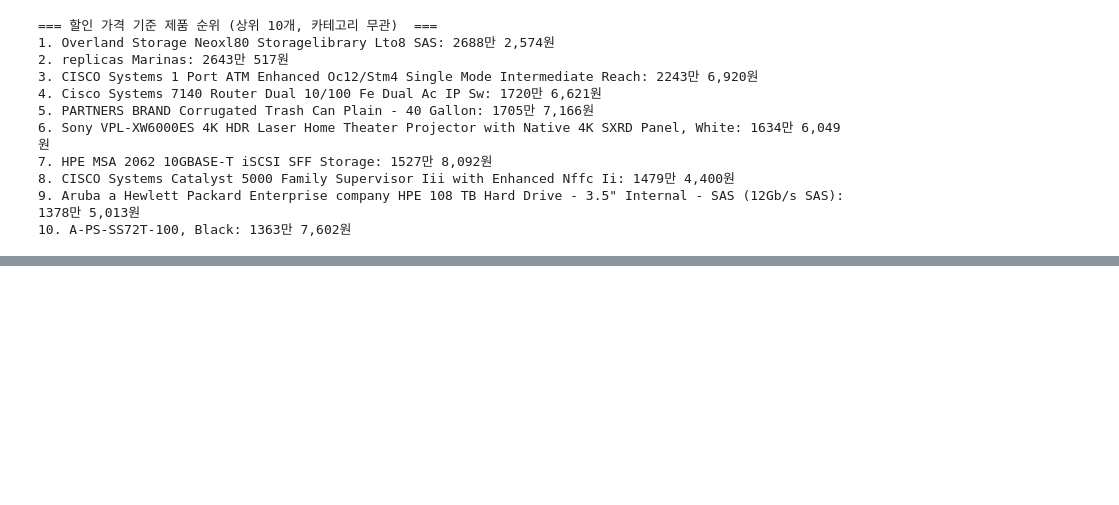
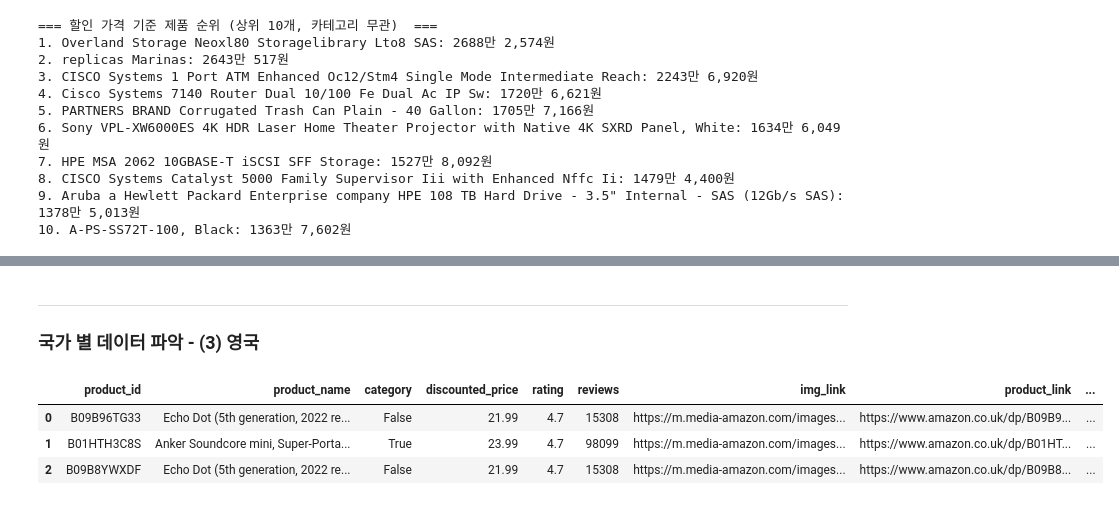
Before and after one commit to BenCyera/Amazon_sales_machine_learning, a Jupyter notebook: notebooks/yuri/Further_analysis_on_data.ipynb, the cells around one changed output, grey strips where cells are left out. Saved outputs shown, nothing was run; the diff lists cells and outputs as text; code cells hidden in the pictures; blank space fills up the shorter version.

```diff
--- a/notebooks/yuri/Further_analysis_on_data.ipynb
+++ b/notebooks/yuri/Further_analysis_on_data.ipynb
@@ -348,0 +574,10 @@ print_top_items(top_bestseller)
+# %% [markdown]
+* * *
+### 국가 별 데이터 파악 - (3) 영국
+# %%
+uk_df.head(3)
+# %% [output]
+|  | product_id | product_name | category | discounted_price | rating | reviews | img_link | product_link | ... |
+| 0 | B09B96TG33 | Echo Dot (5th generation, 2022 re... | False | 21.99 | 4.7 | 15308 | https://m.media-amazon.com/images... | https://www.amazon.co.uk/dp/B09B9... | ... |
+| 1 | B01HTH3C8S | Anker Soundcore mini, Super-Porta... | True | 23.99 | 4.7 | 98099 | https://m.media-amazon.com/images... | https://www.amazon.co.uk/dp/B01HT... | ... |
+| 2 | B09B8YWXDF | Echo Dot (5th generation, 2022 re... | False | 21.99 | 4.7 | 15308 | https://m.media-amazon.com/images... | https://www.amazon.co.uk/dp/B09B8... | ... |
```
Also changed, not shown: parts of 35 cells of this notebook, 4 other files.
